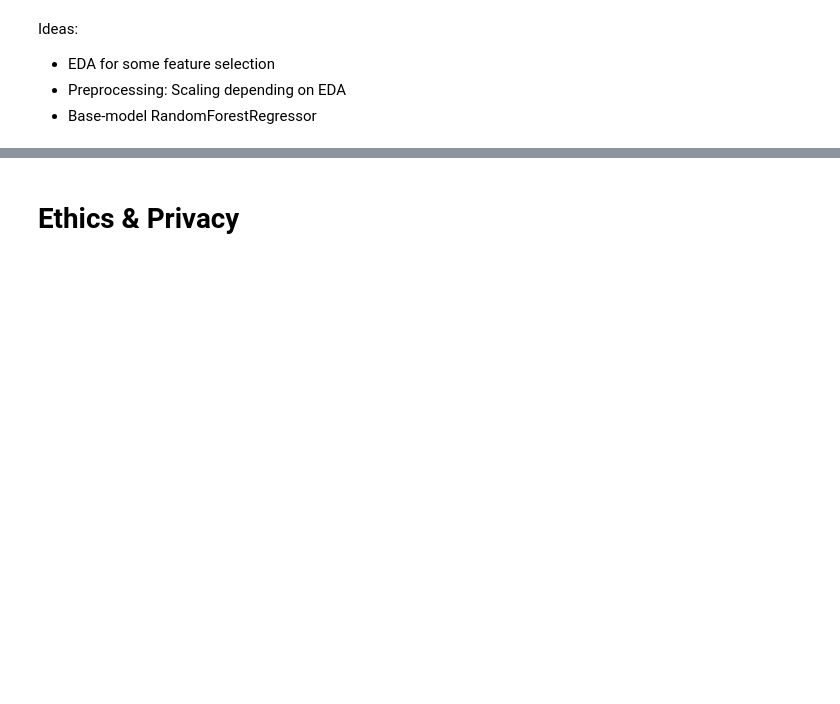
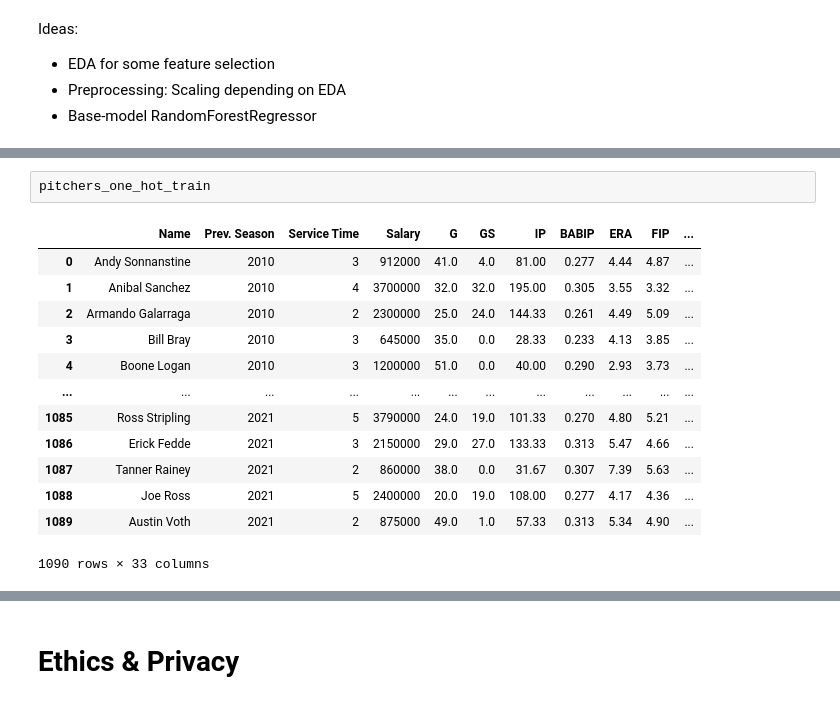
Before and after one commit to COGS118A/Group029-SP23, a Jupyter notebook: Checkpoint_Group029_SP23.ipynb, the cells around one changed output, grey strips where cells are left out. Drawn from its saved outputs; the diff is of its cells as text; blank space fills up the shorter version.

```diff
--- a/Checkpoint_Group029_SP23.ipynb
+++ b/Checkpoint_Group029_SP23.ipynb
@@ -662,0 +727,16 @@ Ideas:
+# %%
+pitchers_one_hot_train
+# %% [output]
+|  | Name | Prev. Season | Service Time | Salary | G | GS | IP | BABIP | ERA | FIP | ... |
+| 0 | Andy Sonnanstine | 2010 | 3 | 912000 | 41.0 | 4.0 | 81.00 | 0.277 | 4.44 | 4.87 | ... |
+| 1 | Anibal Sanchez | 2010 | 4 | 3700000 | 32.0 | 32.0 | 195.00 | 0.305 | 3.55 | 3.32 | ... |
+| 2 | Armando Galarraga | 2010 | 2 | 2300000 | 25.0 | 24.0 | 144.33 | 0.261 | 4.49 | 5.09 | ... |
+| 3 | Bill Bray | 2010 | 3 | 645000 | 35.0 | 0.0 | 28.33 | 0.233 | 4.13 | 3.85 | ... |
+| 4 | Boone Logan | 2010 | 3 | 1200000 | 51.0 | 0.0 | 40.00 | 0.290 | 2.93 | 3.73 | ... |
+| ... | ... | ... | ... | ... | ... | ... | ... | ... | ... | ... | ... |
+| 1085 | Ross Stripling | 2021 | 5 | 3790000 | 24.0 | 19.0 | 101.33 | 0.270 | 4.80 | 5.21 | ... |
+| 1086 | Erick Fedde | 2021 | 3 | 2150000 | 29.0 | 27.0 | 133.33 | 0.313 | 5.47 | 4.66 | ... |
+| 1087 | Tanner Rainey | 2021 | 2 | 860000 | 38.0 | 0.0 | 31.67 | 0.307 | 7.39 | 5.63 | ... |
+| 1088 | Joe Ross | 2021 | 5 | 2400000 | 20.0 | 19.0 | 108.00 | 0.277 | 4.17 | 4.36 | ... |
+| 1089 | Austin Voth | 2021 | 2 | 875000 | 49.0 | 1.0 | 57.33 | 0.313 | 5.34 | 4.90 | ... |
+1090 rows × 33 columns
```
Also changed, not shown: parts of 24 cells of this notebook.
